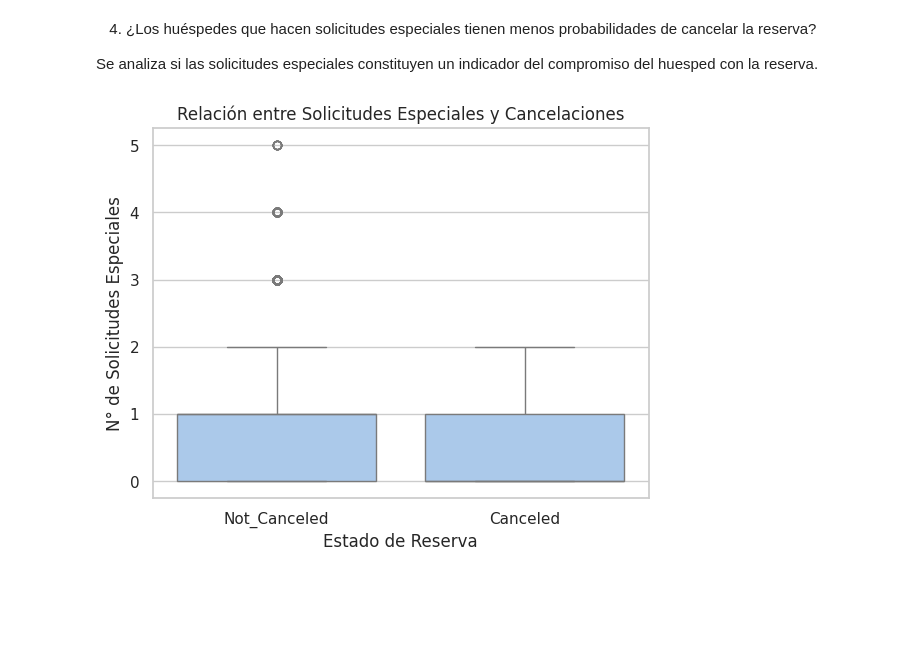
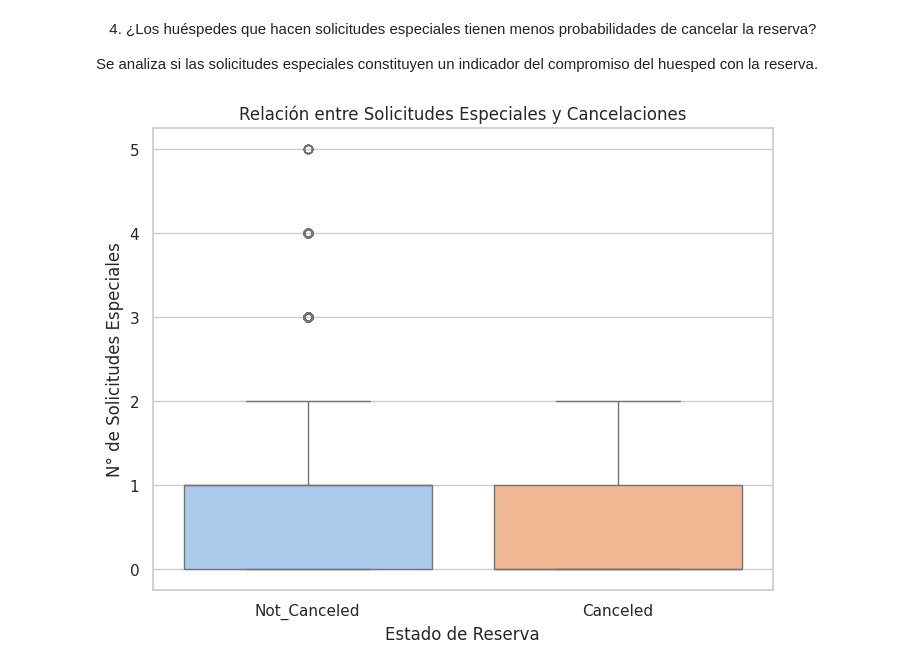
Before and after one commit to AlanSede24/DS1-project, a Jupyter notebook: ProyectoDS_Parte1_SedeAlan.ipynb, the cells around one changed output. Cells and saved outputs as stored; diff of their text form; code cells hidden in the pictures; blank space fills up the shorter version.

```diff
--- a/ProyectoDS_Parte1_SedeAlan.ipynb
+++ b/ProyectoDS_Parte1_SedeAlan.ipynb
@@ -143,10 +150,11 @@ Con el histograma, puede deducirse que los precios medios, entre 75 y 125 euros
 Se analiza si las solicitudes especiales constituyen un indicador del compromiso del huesped con la reserva.
 # %%
 # Boxplot para analizar la relación entre el número de solicitudes especiales y las cancelaciones
-sns.boxplot(x='booking_status', y='no_of_special_requests', data=df)
+plt.figure(figsize=(8,6))  # Ajustar el tamaño de la figura
+sns.boxplot(x='booking_status', y='no_of_special_requests', hue='booking_status', data=df, palette='pastel', legend=False)
 plt.title('Relación entre Solicitudes Especiales y Cancelaciones')
 plt.xlabel('Estado de Reserva')
 plt.ylabel('N° de Solicitudes Especiales')
 plt.show()
 # %% [output]
-[figure, old version]
+[figure, new version]
```
Also changed, not shown: parts of 14 cells of this notebook.
